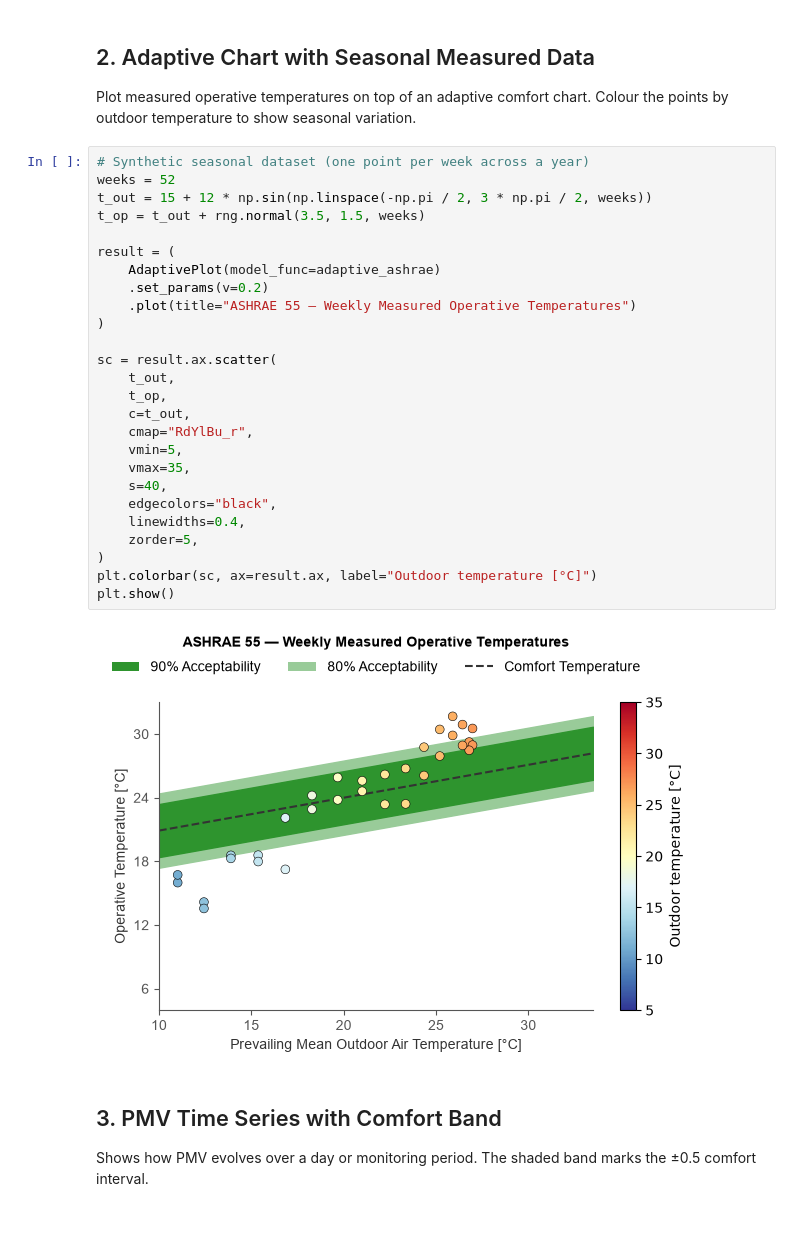
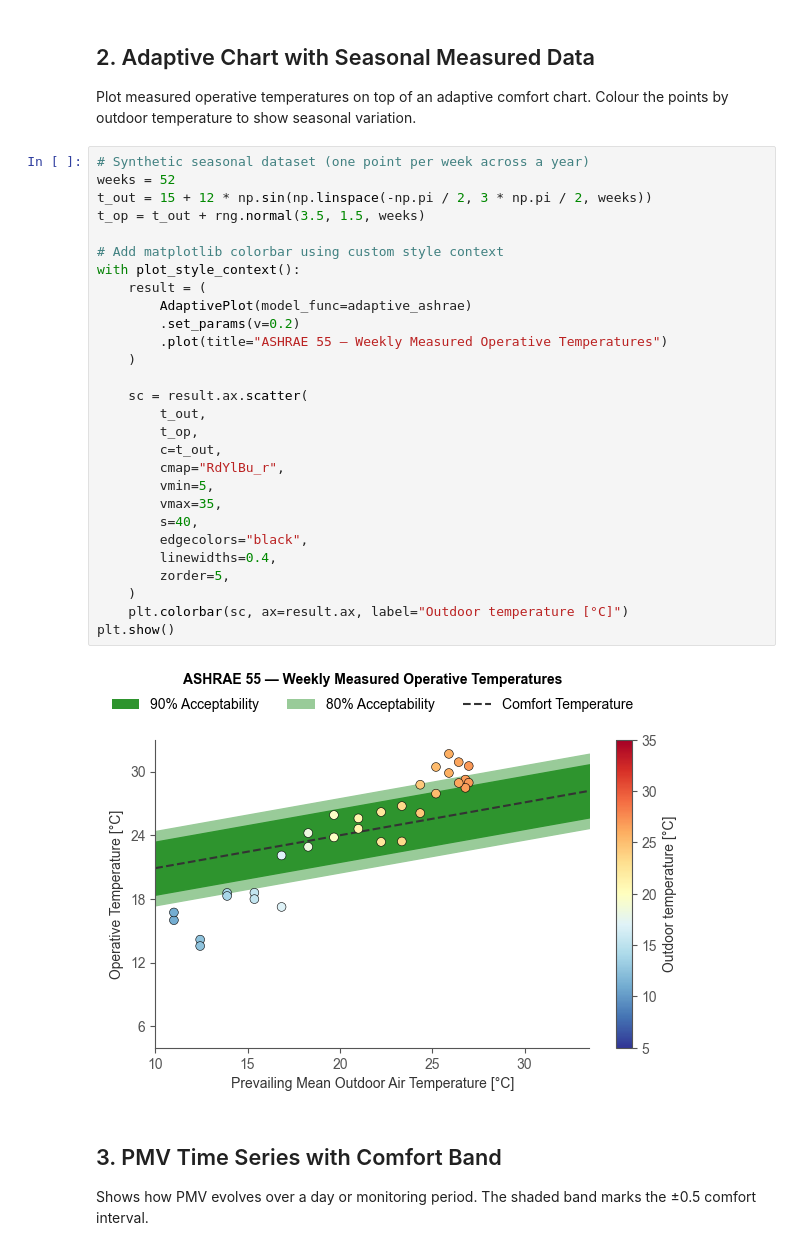
Before and after one commit to pythermalcomfort/pythermalcomfort, a Jupyter notebook: docs/documentation/plots/matplotlib/example_plots.ipynb, the cells around one changed output. Cells and saved outputs as stored; diff of their text form; blank space fills up the shorter version.

```diff
--- a/docs/documentation/plots/matplotlib/example_plots.ipynb
+++ b/docs/documentation/plots/matplotlib/example_plots.ipynb
@@ -79,31 +87,33 @@ Plot measured operative temperatures on top of an adaptive comfort chart. Colour
 # %%
 # Synthetic seasonal dataset (one point per week across a year)
 weeks = 52
 t_out = 15 + 12 * np.sin(np.linspace(-np.pi / 2, 3 * np.pi / 2, weeks))
 t_op = t_out + rng.normal(3.5, 1.5, weeks)
 
-result = (
-    AdaptivePlot(model_func=adaptive_ashrae)
-    .set_params(v=0.2)
-    .plot(title="ASHRAE 55 — Weekly Measured Operative Temperatures")
-)
+# Add matplotlib colorbar using custom style context
+with plot_style_context():
+    result = (
+        AdaptivePlot(model_func=adaptive_ashrae)
+        .set_params(v=0.2)
+        .plot(title="ASHRAE 55 — Weekly Measured Operative Temperatures")
+    )
 
-sc = result.ax.scatter(
-    t_out,
-    t_op,
-    c=t_out,
-    cmap="RdYlBu_r",
-    vmin=5,
-    vmax=35,
-    s=40,
-    edgecolors="black",
-    linewidths=0.4,
-    zorder=5,
-)
-plt.colorbar(sc, ax=result.ax, label="Outdoor temperature [°C]")
+    sc = result.ax.scatter(
+        t_out,
+        t_op,
+        c=t_out,
+        cmap="RdYlBu_r",
+        vmin=5,
+        vmax=35,
+        s=40,
+        edgecolors="black",
+        linewidths=0.4,
+        zorder=5,
+    )
+    plt.colorbar(sc, ax=result.ax, label="Outdoor temperature [°C]")
 plt.show()
 # %% [output]
-[figure, old version]
+[figure, new version]
 # %% [markdown]
 ## 3. PMV Time Series with Comfort Band
 
```
Also changed, not shown: parts of 6 cells of this notebook.
